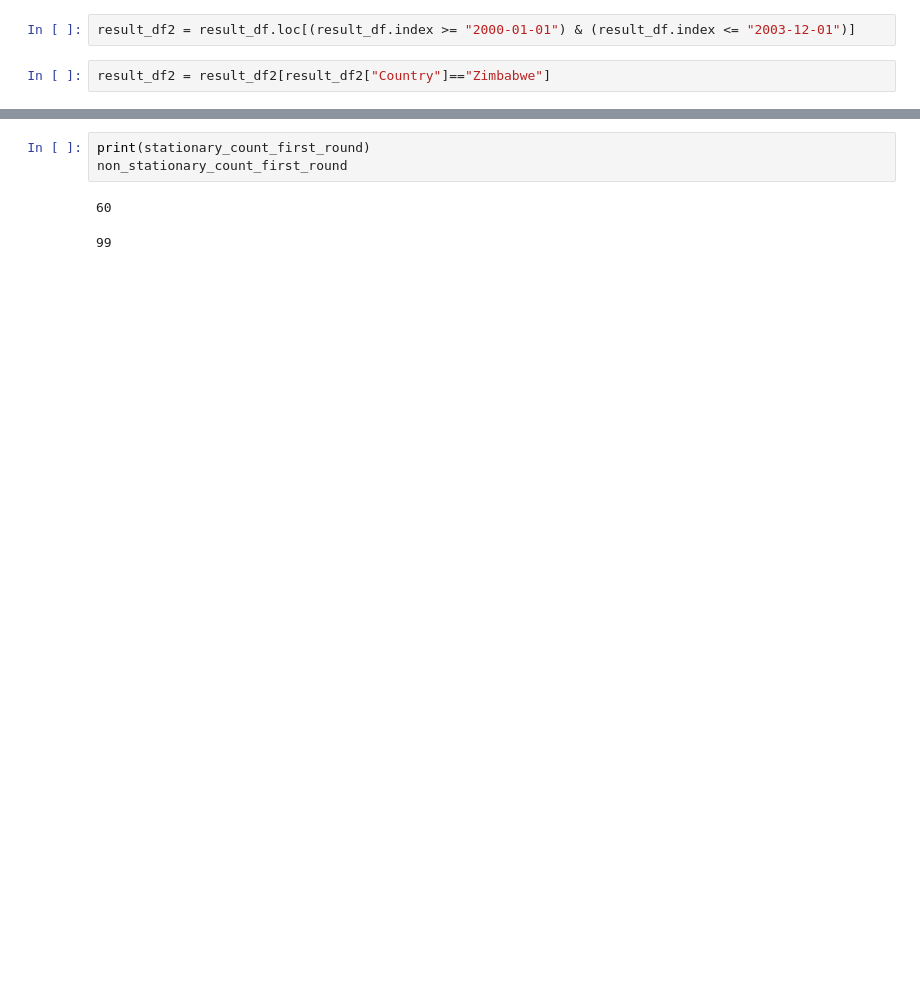
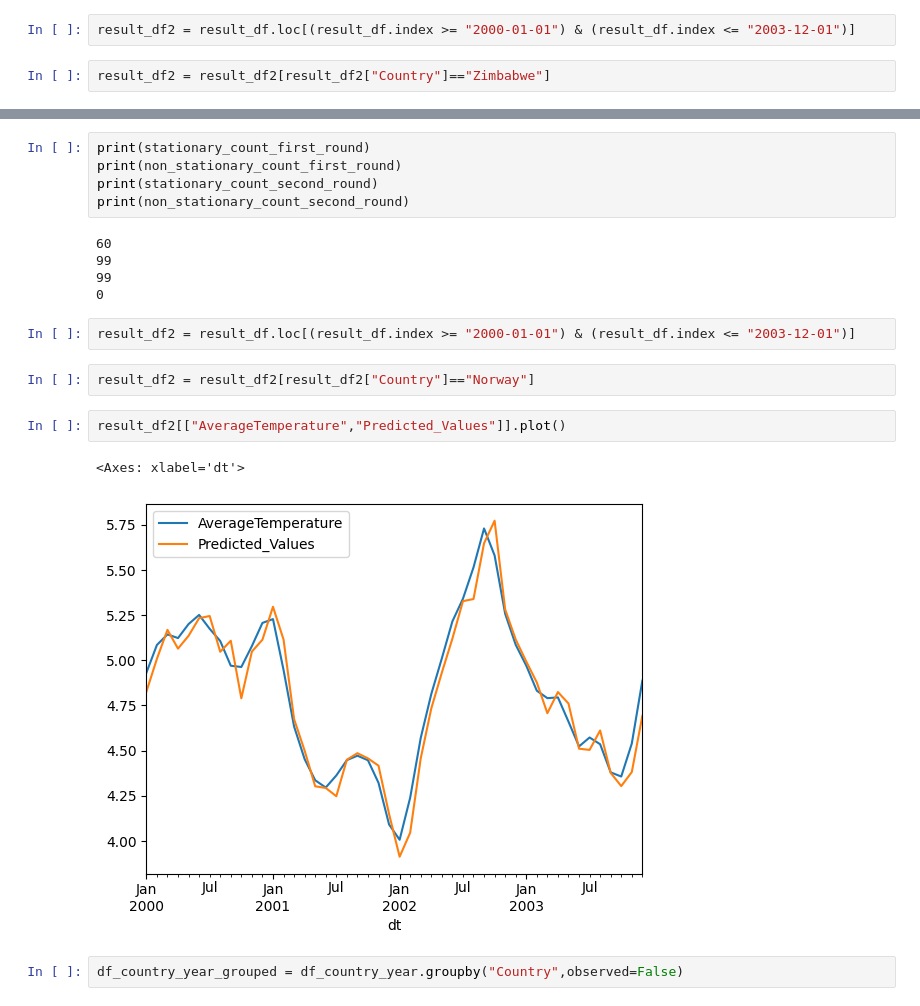
Before and after one commit to CyberStefNef/World_Temperature_Analysis, a Jupyter notebook: arima.ipynb, the cells around one changed output, grey strips where cells are left out. Saved outputs shown, nothing was run; the diff lists cells and outputs as text; blank space fills up the shorter version.

```diff
--- a/arima.ipynb
+++ b/arima.ipynb
@@ -894,6 +884,21 @@ result_df
 # %%
 print(stationary_count_first_round)
-non_stationary_count_first_round
+print(non_stationary_count_first_round)
+print(stationary_count_second_round)
+print(non_stationary_count_second_round)
 # %% [output]
 60
+99
+99
+0
-99
+# %%
+result_df2 = result_df.loc[(result_df.index >= "2000-01-01") & (result_df.index <= "2003-12-01")]
+# %%
+result_df2 = result_df2[result_df2["Country"]=="Norway"]
+# %%
+result_df2[["AverageTemperature","Predicted_Values"]].plot()
+# %% [output]
+<Axes: xlabel='dt'>
+[figure, added]
+# %%
+df_country_year_grouped = df_country_year.groupby("Country",observed=False)
```
Also changed, not shown: parts of 12 cells of this notebook, 7 other files.
